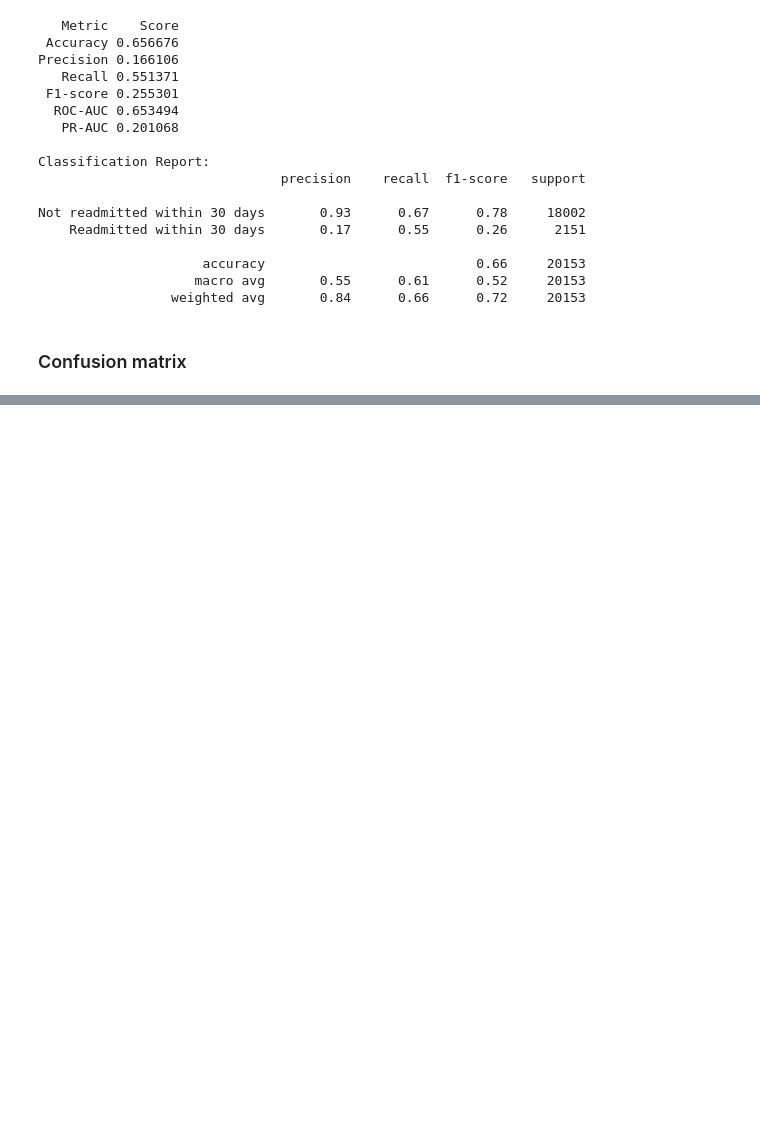
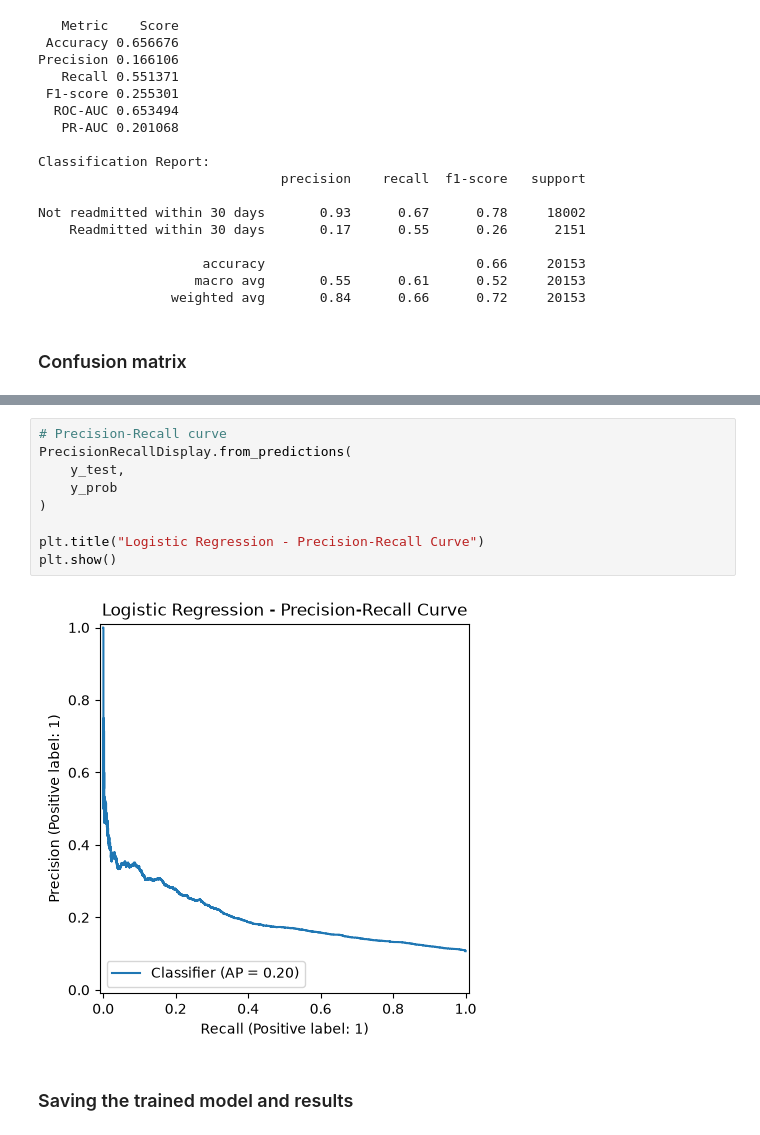
Before and after one commit to Monica-Sithole/StadioCare-Readmission-Prediction, a Jupyter notebook: src/LogisticRegression model.ipynb, the cells around one changed output, grey strips where cells are left out. Saved outputs shown, nothing was run; the diff lists cells and outputs as text; blank space fills up the shorter version.

Commit message:
Model evaluation and saving outputs

```diff
--- a/src/LogisticRegression model.ipynb
+++ b/src/LogisticRegression model.ipynb
@@ -202,0 +232,13 @@ Not readmitted within 30 days       0.93      0.67      0.78     18002
+# %%
+# Precision-Recall curve
+PrecisionRecallDisplay.from_predictions(
+    y_test,
+    y_prob
+)
+
+plt.title("Logistic Regression - Precision-Recall Curve")
+plt.show()
+# %% [output]
+[figure, added]
+# %% [markdown]
+### Saving the trained model and results
```
Also changed, not shown: parts of 4 cells of this notebook, 3 other files.
